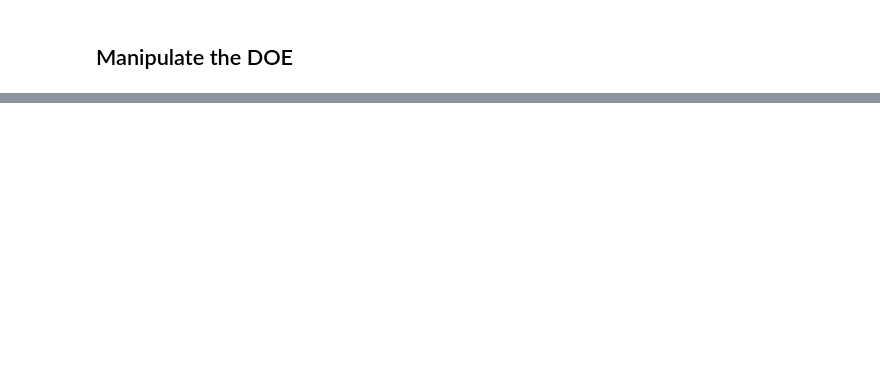
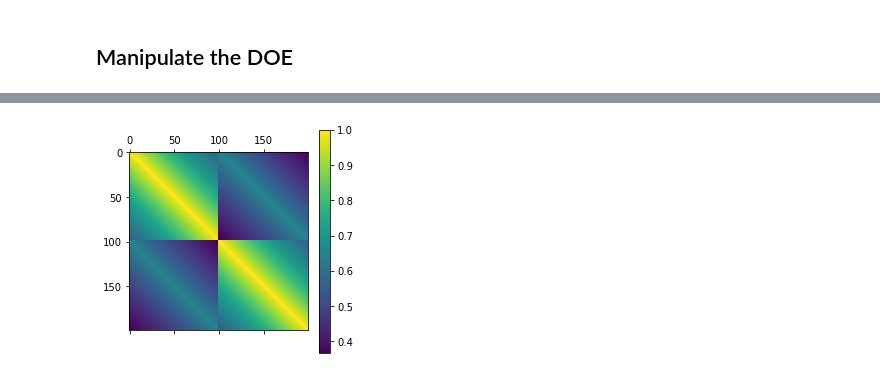
Before and after one commit to SMTorg/smt, a Jupyter notebook: tutorial/SMT_MixedInteger_application.ipynb, the cells around one changed output, grey strips where cells are left out. Cells and saved outputs as stored; diff of their text form; code cells hidden in the pictures; blank space fills up the shorter version.

```diff
--- a/tutorial/SMT_MixedInteger_application.ipynb
+++ b/tutorial/SMT_MixedInteger_application.ipynb
@@ -422,0 +525,10 @@ Doe point  i=1 =[-0.86013129  1.          1.          1.        ]
+# %%
+from smt.utils.kriging_utils import gower_matrix
+x = np.concatenate((x1, x2), axis=0).astype(object)
+x[:,1] = x[:,1].astype(np.float)
+r = np.exp(-gower_matrix(x,data_y=x,weight = np.asarray([0.00370228,0.00504334])))
+plt.matshow(r);
+plt.colorbar()
+plt.show()
+# %% [output]
+[figure, added]
```
Also changed, not shown: parts of 9 cells of this notebook, 5 other files.
